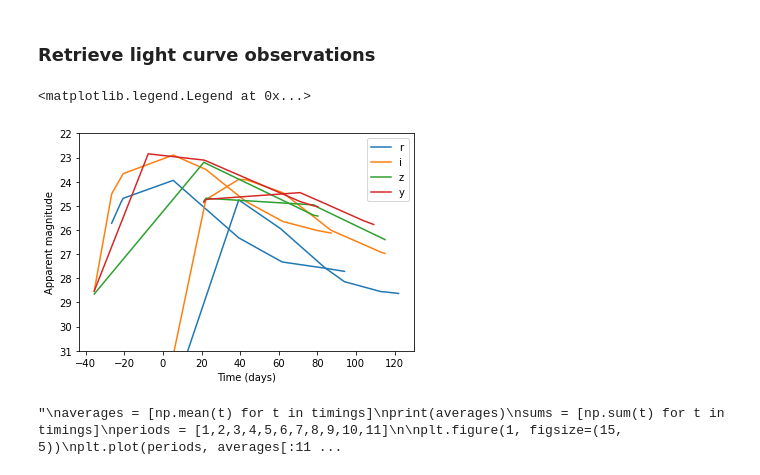
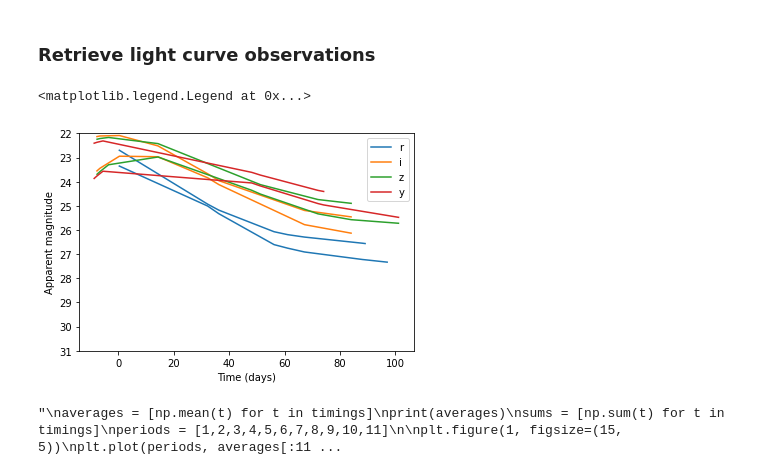
Before and after one commit to Nikki1510/lensed_supernova_simulator_tool, a Jupyter notebook: src/generate_data.ipynb, the cells around one changed output. Cells and saved outputs as stored; diff of their text form; code cells hidden in the pictures.

```diff
--- a/src/generate_data.ipynb
+++ b/src/generate_data.ipynb
@@ -117,33 +117,33 @@ Number of attempts:  2
 # %%
 times = np.array(df['obs_times'][0])
 bands = np.array(df['obs_bands'][0])
-mags = df['brightness_obs'][0]
+mags = df['brightness_im'][0]
 
 mask_r = np.where(bands == 'r')
 mask_i = np.where(bands == 'i')
 mask_z = np.where(bands == 'z')
 mask_y = np.where(bands == 'y')
 
 plt.figure()
 plt.plot(times[mask_r], mags[:,0][mask_r], color='C0', label="r")
 plt.plot(times[mask_r], mags[:,1][mask_r], color='C0')
 
 plt.plot(times[mask_i], mags[:,0][mask_i], color='C1', label="i")
 plt.plot(times[mask_i], mags[:,1][mask_i], color='C1')
 
 plt.plot(times[mask_z], mags[:,0][mask_z], color='C2', label="z")
 plt.plot(times[mask_z], mags[:,1][mask_z], color='C2')
 
 plt.plot(times[mask_y], mags[:,0][mask_y], color='C3', label="y")
 plt.plot(times[mask_y], mags[:,1][mask_y], color='C3')
 
 plt.ylim(31, 22)
 plt.ylabel("Apparent magnitude")
 plt.xlabel("Time (days)")
 plt.legend()
 # %% [output]
 <matplotlib.legend.Legend at 0x...>
-[figure, old version]
+[figure, new version]
 # %%
 
 """
```
Also changed, not shown: parts of 1 cell of this notebook, 3 other files.
